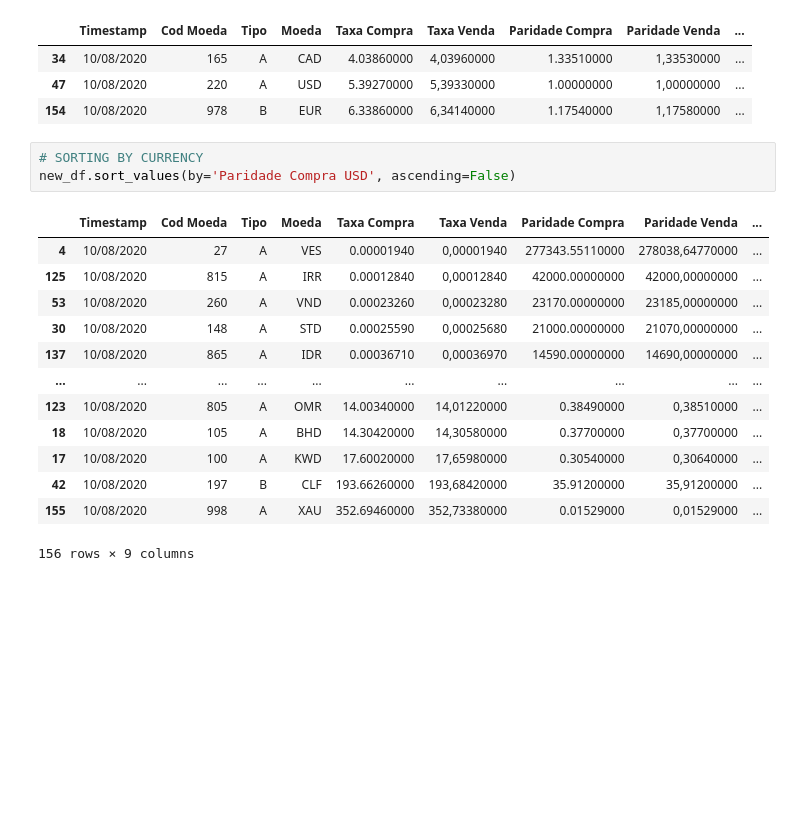
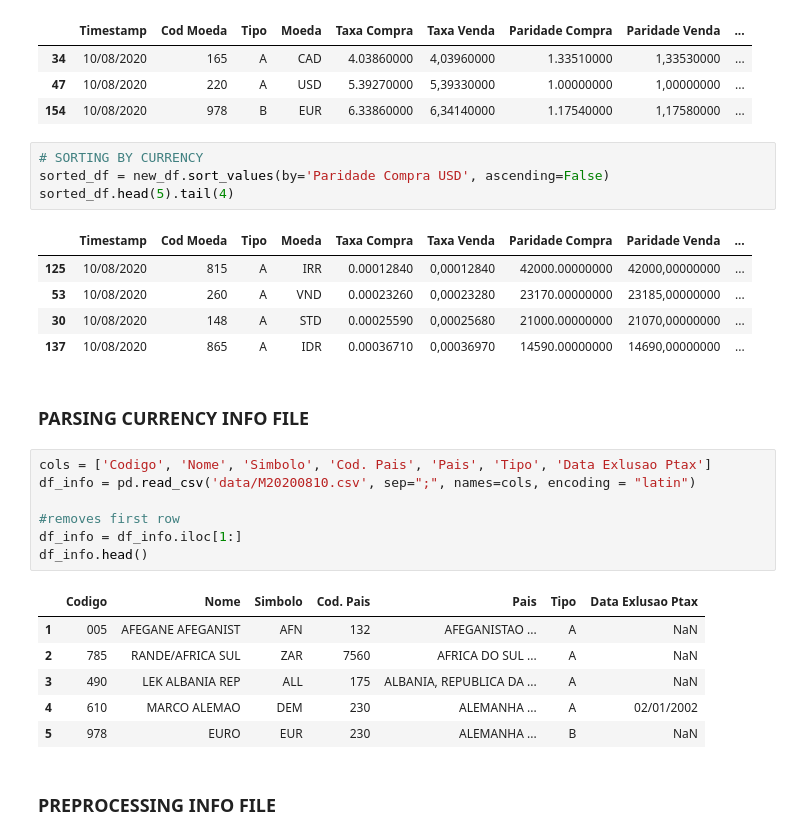
Before and after one commit to g-freire/currency_analysis, a Jupyter notebook: currency_analysis.ipynb, the cells around one changed output. Drawn from its saved outputs; the diff is of its cells as text; blank space fills up the shorter version.

```diff
--- a/currency_analysis.ipynb
+++ b/currency_analysis.ipynb
@@ -79,18 +85,29 @@ new_df.loc[new_df['Moeda'].isin(currencies)]
 | 154 | 10/08/2020 | 978 | B | EUR | 6.33860000 | 6,34140000 | 1.17540000 | 1,17580000 | ... |
 # %%
 # SORTING BY CURRENCY
-new_df.sort_values(by='Paridade Compra USD', ascending=False)
+sorted_df = new_df.sort_values(by='Paridade Compra USD', ascending=False)
+sorted_df.head(5).tail(4)
 # %% [output]
 |  | Timestamp | Cod Moeda | Tipo | Moeda | Taxa Compra | Taxa Venda | Paridade Compra | Paridade Venda | ... |
-| 4 | 10/08/2020 | 27 | A | VES | 0.00001940 | 0,00001940 | 277343.55110000 | 278038,64770000 | ... |
 | 125 | 10/08/2020 | 815 | A | IRR | 0.00012840 | 0,00012840 | 42000.00000000 | 42000,00000000 | ... |
 | 53 | 10/08/2020 | 260 | A | VND | 0.00023260 | 0,00023280 | 23170.00000000 | 23185,00000000 | ... |
 | 30 | 10/08/2020 | 148 | A | STD | 0.00025590 | 0,00025680 | 21000.00000000 | 21070,00000000 | ... |
 | 137 | 10/08/2020 | 865 | A | IDR | 0.00036710 | 0,00036970 | 14590.00000000 | 14690,00000000 | ... |
-| ... | ... | ... | ... | ... | ... | ... | ... | ... | ... |
-| 123 | 10/08/2020 | 805 | A | OMR | 14.00340000 | 14,01220000 | 0.38490000 | 0,38510000 | ... |
-| 18 | 10/08/2020 | 105 | A | BHD | 14.30420000 | 14,30580000 | 0.37700000 | 0,37700000 | ... |
-| 17 | 10/08/2020 | 100 | A | KWD | 17.60020000 | 17,65980000 | 0.30540000 | 0,30640000 | ... |
-| 42 | 10/08/2020 | 197 | B | CLF | 193.66260000 | 193,68420000 | 35.91200000 | 35,91200000 | ... |
-| 155 | 10/08/2020 | 998 | A | XAU | 352.69460000 | 352,73380000 | 0.01529000 | 0,01529000 | ... |
-156 rows × 9 columns
+# %% [markdown]
+### PARSING CURRENCY INFO FILE
+# %%
+cols = ['Codigo', 'Nome', 'Simbolo', 'Cod. Pais', 'Pais', 'Tipo', 'Data Exlusao Ptax']
+df_info = pd.read_csv('data/M20200810.csv', sep=";", names=cols, encoding = "latin")
+
+#removes first row
+df_info = df_info.iloc[1:]
+df_info.head()
+# %% [output]
+|  | Codigo | Nome | Simbolo | Cod. Pais | Pais | Tipo | Data Exlusao Ptax |
+| 1 | 005 | AFEGANE AFEGANIST | AFN | 132 | AFEGANISTAO ... | A | NaN |
+| 2 | 785 | RANDE/AFRICA SUL | ZAR | 7560 | AFRICA DO SUL ... | A | NaN |
+| 3 | 490 | LEK ALBANIA REP | ALL | 175 | ALBANIA, REPUBLICA DA ... | A | NaN |
+| 4 | 610 | MARCO ALEMAO | DEM | 230 | ALEMANHA ... | A | 02/01/2002 |
+| 5 | 978 | EURO | EUR | 230 | ALEMANHA ... | B | NaN |
+# %% [markdown]
+### PREPROCESSING INFO FILE
```
Also changed, not shown: parts of 31 cells of this notebook.
